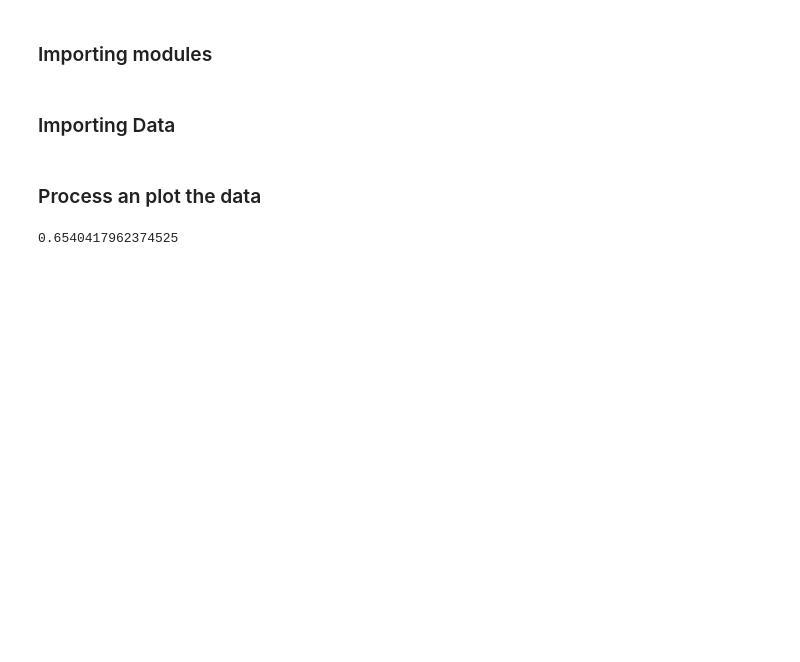
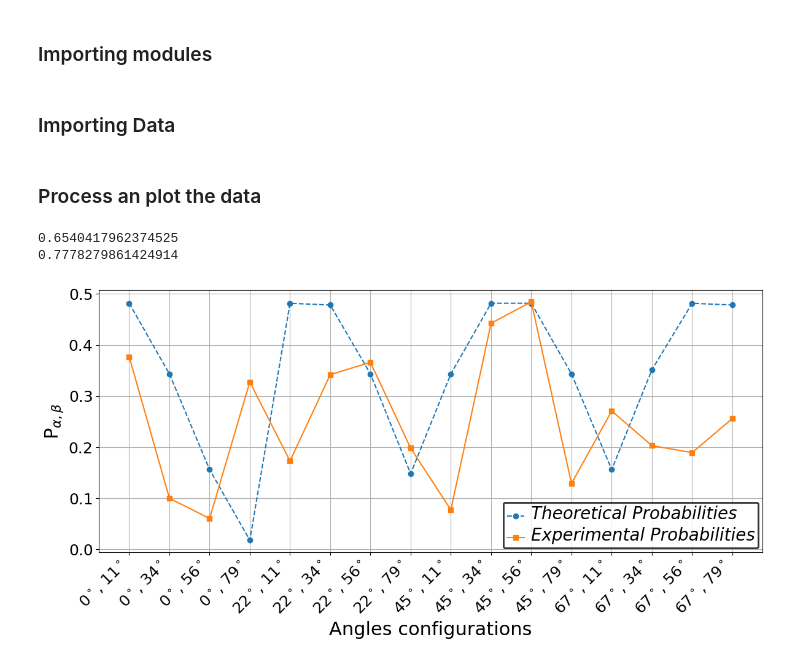
Before and after one commit to ferocitoo/TP3, a Jupyter notebook: TP_Intrication-Quantique/Bell.ipynb, the cells around one changed output. Cells and saved outputs as stored; diff of their text form; code cells hidden in the pictures; blank space fills up the shorter version.

Commit message:
Dernier push rapport fini

```diff
--- a/TP_Intrication-Quantique/Bell.ipynb
+++ b/TP_Intrication-Quantique/Bell.ipynb
@@ -55,21 +55,95 @@ for i,deg1 in enumerate(degs1) :
 # %%
 
 #the function E(alpha,beta) = P_{alpha,beta} + P_{alpha_,beta_} - P_{alpha_,beta} - P_{alpha,beta_}
 
 #alpha beta
 E_0_11 = (datas[0,0] + datas[2,2] - datas[0,2] - datas[2,0])/(datas[0,0] + datas[2,2] + datas[0,2] + datas[2,0])
 
 #alphaprime betaprime
 E_22_34 = (datas[1,1] + datas[3,3] - datas[1,3] - datas[3,1])/(datas[1,1] + datas[3,3] + datas[1,3] + datas[3,1])
 
 #alpha betaprime
 E_0_34 = (datas[0,1] + datas[2,3] - datas[0,3] - datas[2,1])/(datas[0,1] + datas[2,3] + datas[0,3] + datas[2,1])
 
 #alphaprime beta
 E_22_11 = (datas[1,0] + datas[3,2] - datas[1,2] - datas[3,0])/(datas[1,0] + datas[3,2] + datas[1,2] + datas[3,0])
 
 E_tot = E_0_11 + E_22_34 + E_0_34 - E_22_11
 
 print(E_tot)
+
+MAX = max(datas[0,0],datas[0,1],datas[0,2],datas[0,3],datas[1,0],datas[1,1],datas[1,2],datas[1,3],datas[2,0],datas[2,1],datas[2,2],datas[2,3],datas[3,0],datas[3,1],datas[3,2],datas[3,3])
+MIN = min(datas[0,0],datas[0,1],datas[0,2],datas[0,3],datas[1,0],datas[1,1],datas[1,2],datas[1,3],datas[2,0],datas[2,1],datas[2,2],datas[2,3],datas[3,0],datas[3,1],datas[3,2],datas[3,3])
+
+print((MAX-MIN)/(MAX + MIN))
+
+# Compare experimental probabilities with theoretical ones
+theoretical_probs = [
+    0.5 * np.cos(np.radians(degs1[0] - degs2[0]))**2,
+    0.5 * np.cos(np.radians(degs1[0] - degs2[1]))**2,
+    0.5 * np.cos(np.radians(degs1[0] - degs2[2]))**2,
+    0.5 * np.cos(np.radians(degs1[0] - degs2[3]))**2,
+    0.5 * np.cos(np.radians(degs1[1] - degs2[0]))**2,
+    0.5 * np.cos(np.radians(degs1[1] - degs2[1]))**2,
+    0.5 * np.cos(np.radians(degs1[1] - degs2[2]))**2,
+    0.5 * np.cos(np.radians(degs1[1] - degs2[3]))**2,
+    0.5 * np.cos(np.radians(degs1[2] - degs2[0]))**2,
+    0.5 * np.cos(np.radians(degs1[2] - degs2[1]))**2,
+    0.5 * np.cos(np.radians(degs1[2] - degs2[2]))**2,
+    0.5 * np.cos(np.radians(degs1[2] - degs2[3]))**2,
+    0.5 * np.cos(np.radians(degs1[3] - degs2[0]))**2,
+    0.5 * np.cos(np.radians(degs1[3] - degs2[1]))**2,
+    0.5 * np.cos(np.radians(degs1[3] - degs2[2]))**2,
+    0.5 * np.cos(np.radians(degs1[3] - degs2[3]))**2
+]
+
+experimental_probs = [
+    datas[0, 0] / (datas[0, 0] + datas[2, 2] + datas[0, 2] + datas[2, 0]),
+    datas[0, 1] / (datas[0, 1] + datas[2, 3] + datas[0, 3] + datas[2, 1]),
+    datas[0, 2] / (datas[0, 2] + datas[2, 0] + datas[0, 0] + datas[2, 2]),
+    datas[0, 3] / (datas[0, 3] + datas[2, 1] + datas[0, 1] + datas[2, 3]),
+    datas[1, 0] / (datas[1, 0] + datas[3, 2] + datas[1, 2] + datas[3, 0]),
+    datas[1, 1] / (datas[1, 1] + datas[3, 3] + datas[1, 3] + datas[3, 1]),
+    datas[1, 2] / (datas[1, 2] + datas[3, 0] + datas[1, 0] + datas[3, 2]),
+    datas[1, 3] / (datas[1, 3] + datas[3, 1] + datas[1, 1] + datas[3, 3]),
+    datas[2, 0] / (datas[2, 0] + datas[0, 2] + datas[2, 2] + datas[0, 0]),
+    datas[2, 1] / (datas[2, 1] + datas[0, 3] + datas[2, 3] + datas[0, 1]),
+    datas[2, 2] / (datas[2, 2] + datas[0, 0] + datas[2, 0] + datas[0, 2]),
+    datas[2, 3] / (datas[2, 3] + datas[0, 1] + datas[2, 1] + datas[0, 3]),
+    datas[3, 0] / (datas[3, 0] + datas[1, 2] + datas[3, 2] + datas[1, 0]),
+    datas[3, 1] / (datas[3, 1] + datas[1, 3] + datas[3, 3] + datas[1, 1]),
+    datas[3, 2] / (datas[3, 2] + datas[1, 0] + datas[3, 0] + datas[1, 2]),
+    datas[3, 3] / (datas[3, 3] + datas[1, 1] + datas[3, 1] + datas[1, 3])
+]
+
+
+xlabel ="Angles configurations"
+ylabel = r"P$_{\alpha,\beta}$"
+
+ax,fig = u.create_figure_and_apply_format((12,6),xlabel=xlabel, ylabel=ylabel)
+
+
+# Plot the comparison between theoretical and experimental probabilities
+alphas = [0, 22, 45, 67]
+betas = [11, 34, 56, 79]
+
+# Plot theoretical probabilities
+ax.plot(theoretical_probs, label="Theoretical Probabilities", marker='o', linestyle='--')
+
+# Plot experimental probabilities
+ax.plot(experimental_probs, label="Experimental Probabilities", marker='s', linestyle='-')
+# Set x-ticks with exact configurations
+configurations = [fr"{alphas[i//4]}$^\circ$, {betas[i%4]}$^\circ$" for i in range(len(theoretical_probs))]
+ax.set_xticks(range(len(configurations)))
+ax.set_xticklabels(configurations, rotation=45, ha='right')
+
+u.set_legend_properties(ax)
+plt.show()
+
+fig.savefig("/workspaces/TP3/TP_Intrication-Quantique/Rapport/Figures/Probabilités.pdf")
+
+fig.savefig("/workspaces/TP3/TP_Intrication-Quantique/Rapport/Figures/Probabilités.png")
 # %% [output]
 0.6540417962374525
+0.7778279861424914
+[figure, added]
```
Also changed, not shown: 2 other files.
